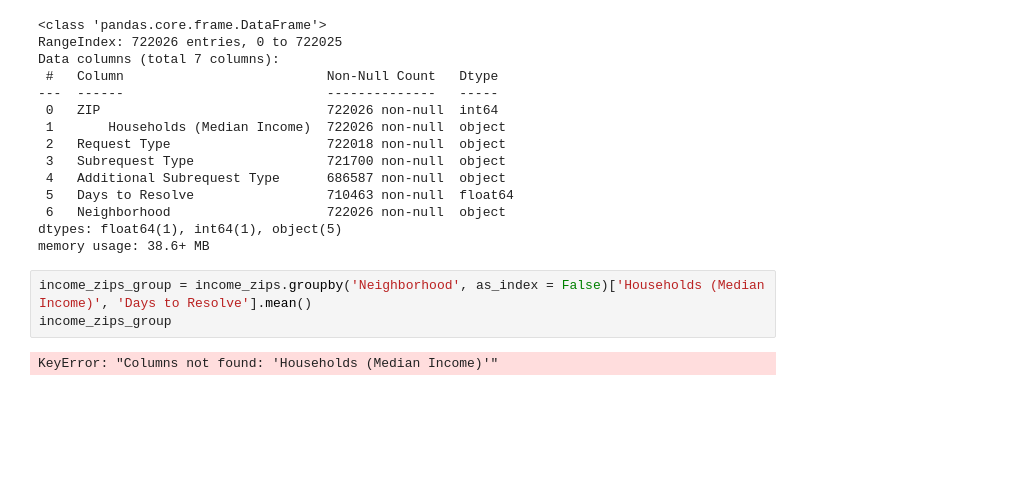
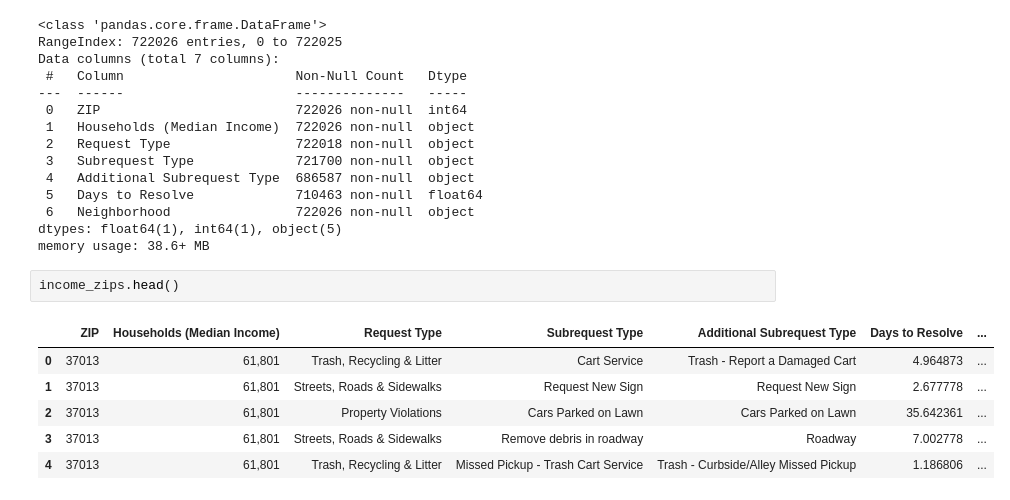
Before and after one commit to PrestonSpencer/Capstone-Nashville-Software-School-Nashville-311-Analysis, a Jupyter notebook: notebooks/visuals_and_analysis.ipynb, the cells around one changed output. Cells and saved outputs as stored; diff of their text form; blank space fills up the shorter version.

```diff
--- a/notebooks/visuals_and_analysis.ipynb
+++ b/notebooks/visuals_and_analysis.ipynb
@@ -90,7 +92,11 @@ Data columns (total 7 columns):
 dtypes: float64(1), int64(1), object(5)
 memory usage: 38.6+ MB
-# %%
-income_zips_group = income_zips.groupby('Neighborhood', as_index = False)['Households (Median Income)', 'Days to Resolve'].mean()
-income_zips_group
-# %% [output]
-KeyError: "Columns not found: 'Households (Median Income)'"
+# %%
+income_zips.head()
+# %% [output]
+|  | ZIP | Households (Median Income) | Request Type | Subrequest Type | Additional Subrequest Type | Days to Resolve | ... |
+| 0 | 37013 | 61,801 | Trash, Recycling & Litter | Cart Service | Trash - Report a Damaged Cart | 4.964873 | ... |
+| 1 | 37013 | 61,801 | Streets, Roads & Sidewalks | Request New Sign | Request New Sign | 2.677778 | ... |
+| 2 | 37013 | 61,801 | Property Violations | Cars Parked on Lawn | Cars Parked on Lawn | 35.642361 | ... |
+| 3 | 37013 | 61,801 | Streets, Roads & Sidewalks | Remove debris in roadway | Roadway | 7.002778 | ... |
+| 4 | 37013 | 61,801 | Trash, Recycling & Litter | Missed Pickup - Trash Cart Service | Trash - Curbside/Alley Missed Pickup | 1.186806 | ... |
```
Also changed, not shown: parts of 3 cells of this notebook, 2 other files.
